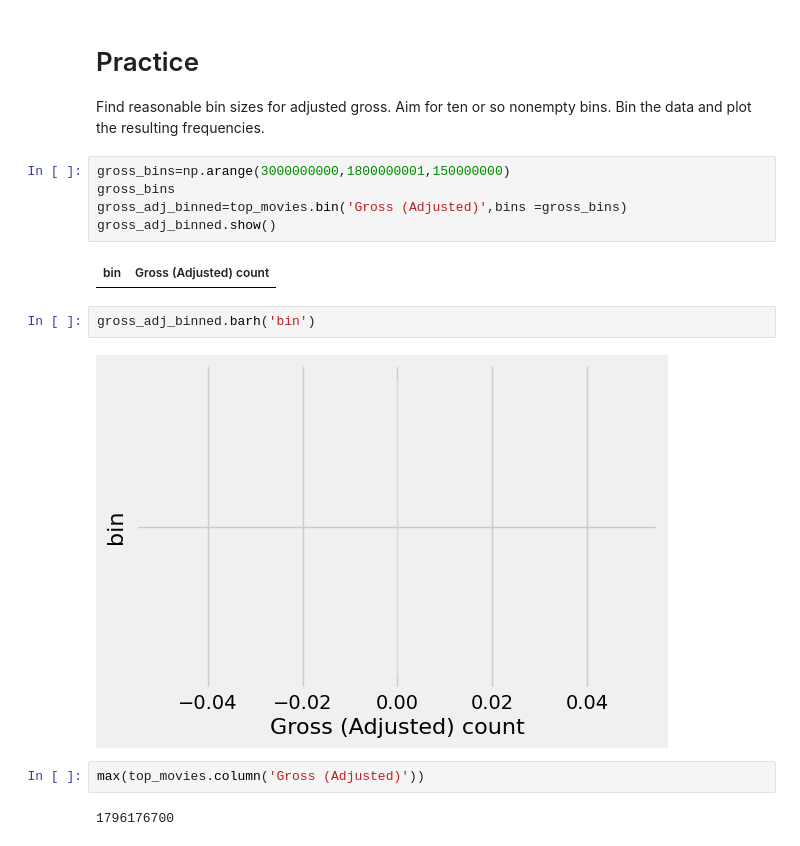
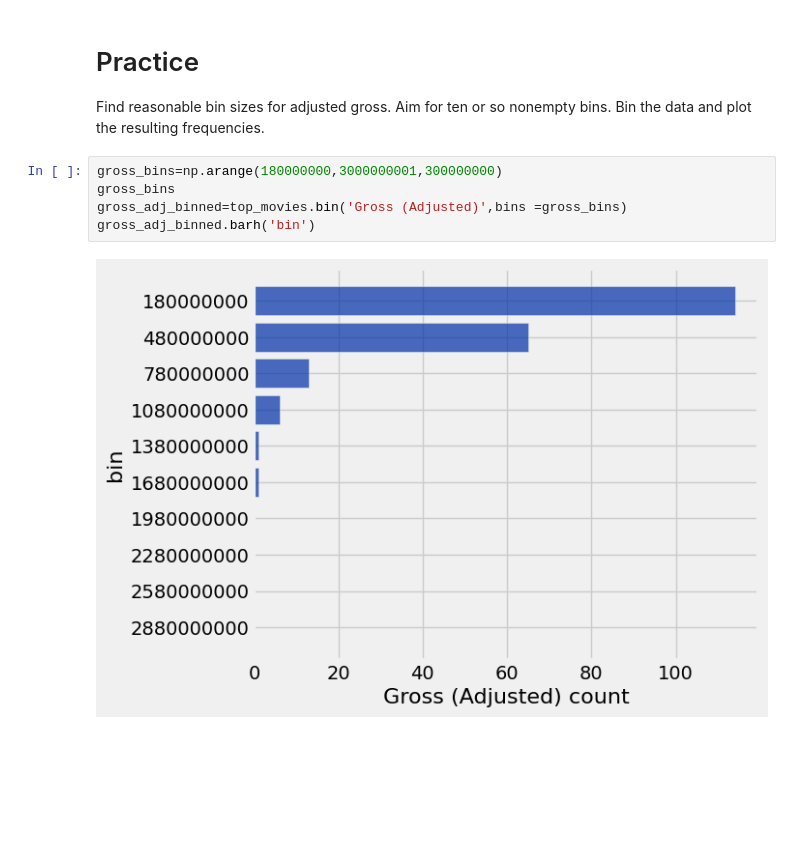
Before and after one commit to cplahn/cplahn_DATA_Fall, a Jupyter notebook: bar_charts/bar_charts.ipynb, the cells around one changed output. Drawn from its saved outputs; the diff is of its cells as text; blank space fills up the shorter version.

```diff
--- a/bar_charts/bar_charts.ipynb
+++ b/bar_charts/bar_charts.ipynb
@@ -203,17 +204,9 @@ minst=min(top_movies.column('Gross (Adjusted)'))
 Find reasonable bin sizes for adjusted gross. Aim for ten or so nonempty bins.
 Bin the data and plot the resulting frequencies.
 # %%
-gross_bins=np.arange(3000000000,1800000001,150000000)
+gross_bins=np.arange(180000000,3000000001,300000000)
 gross_bins
 gross_adj_binned=top_movies.bin('Gross (Adjusted)',bins =gross_bins)
-gross_adj_binned.show()
+gross_adj_binned.barh('bin')
 # %% [output]
-| bin | Gross (Adjusted) count |
+[figure, added]
-# %%
-gross_adj_binned.barh('bin')
-# %% [output]
-[figure, removed]
-# %%
-max(top_movies.column('Gross (Adjusted)'))
-# %% [output]
-1796176700
```
Also changed, not shown: parts of 1 cell of this notebook.
